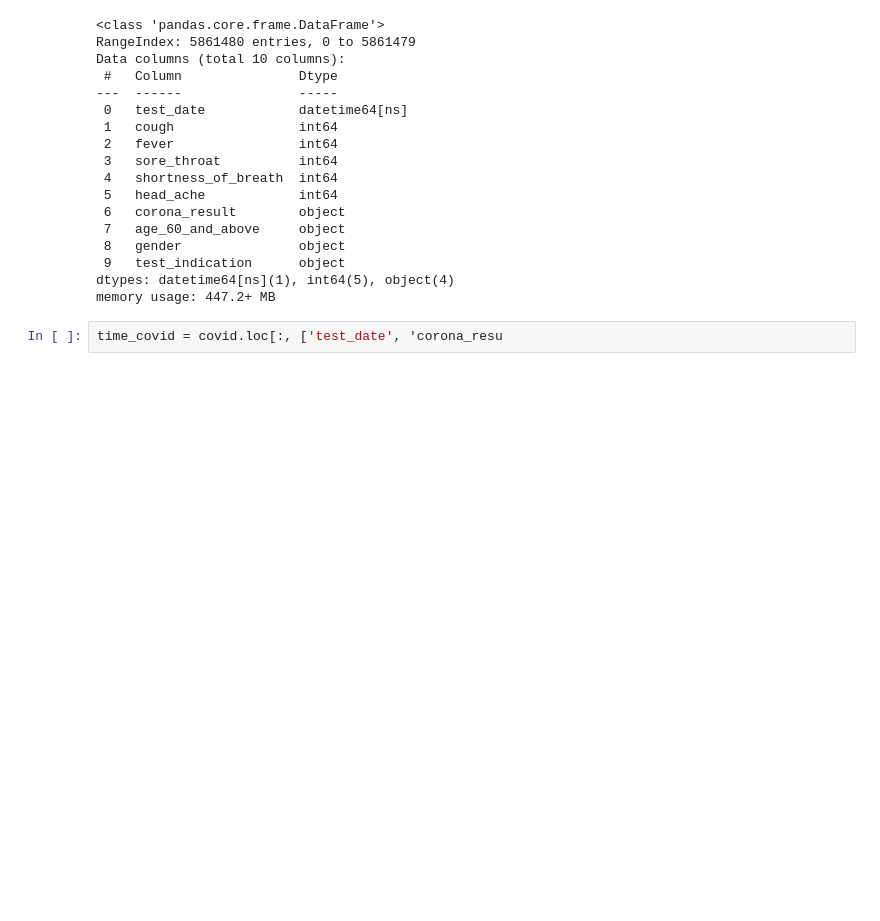
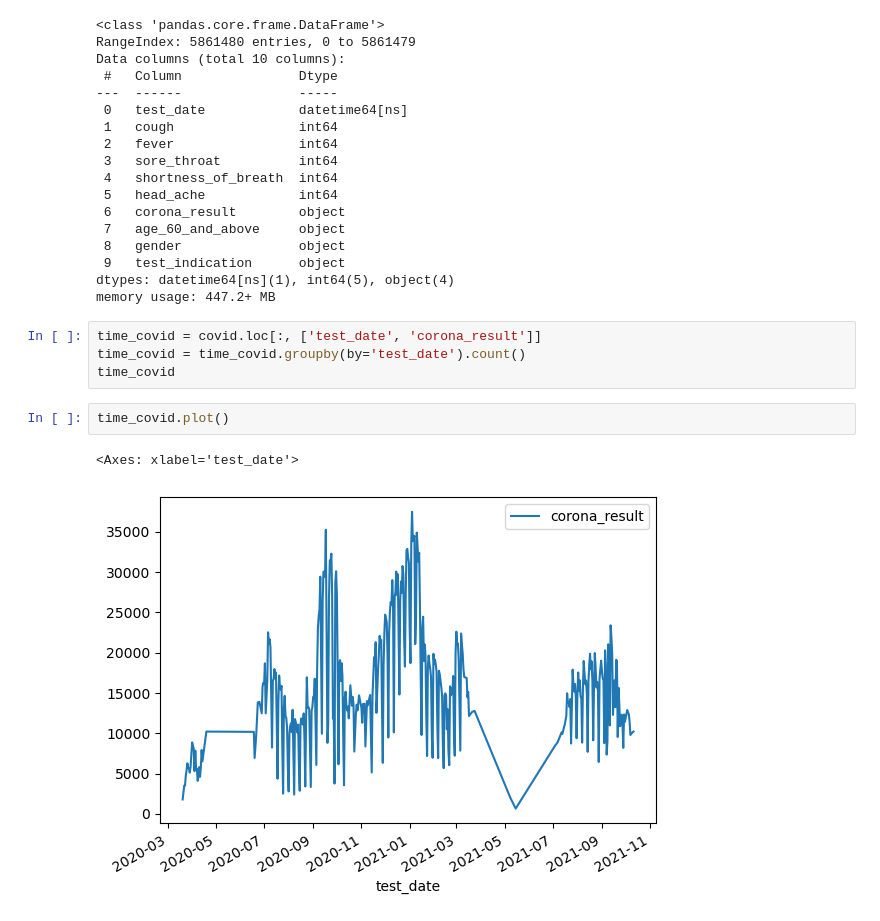
Before and after one commit to tooha289/AI_Example, a Jupyter notebook: covid.ipynb, the cells around one changed output. Cells and saved outputs as stored; diff of their text form; blank space fills up the shorter version.

```diff
--- a/covid.ipynb
+++ b/covid.ipynb
@@ -473,4 +488,11 @@ Data columns (total 10 columns):
 dtypes: datetime64[ns](1), int64(5), object(4)
 memory usage: 447.2+ MB
 # %%
-time_covid = covid.loc[:, ['test_date', 'corona_resu
+time_covid = covid.loc[:, ['test_date', 'corona_result']]
+time_covid = time_covid.groupby(by='test_date').count()
+time_covid
+# %%
+time_covid.plot()
+# %% [output]
+<Axes: xlabel='test_date'>
+[figure, added]
```
Also changed, not shown: parts of 3 cells of this notebook.
